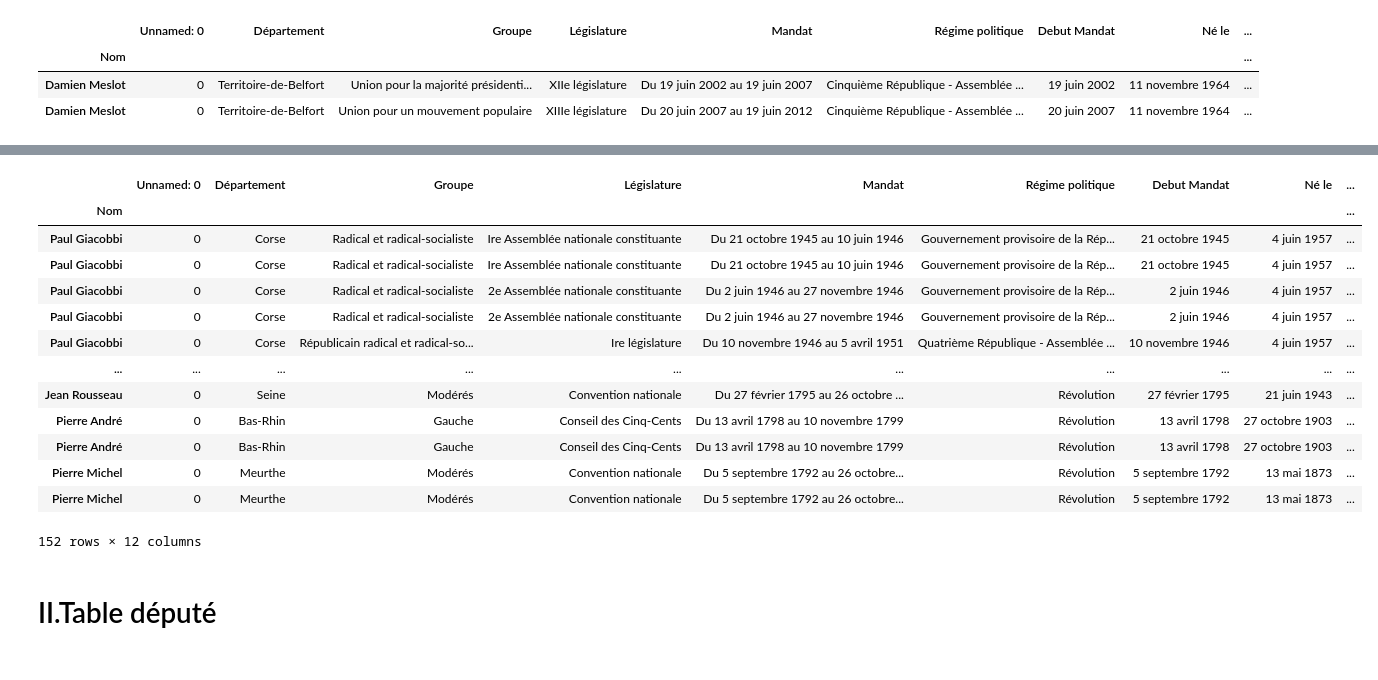
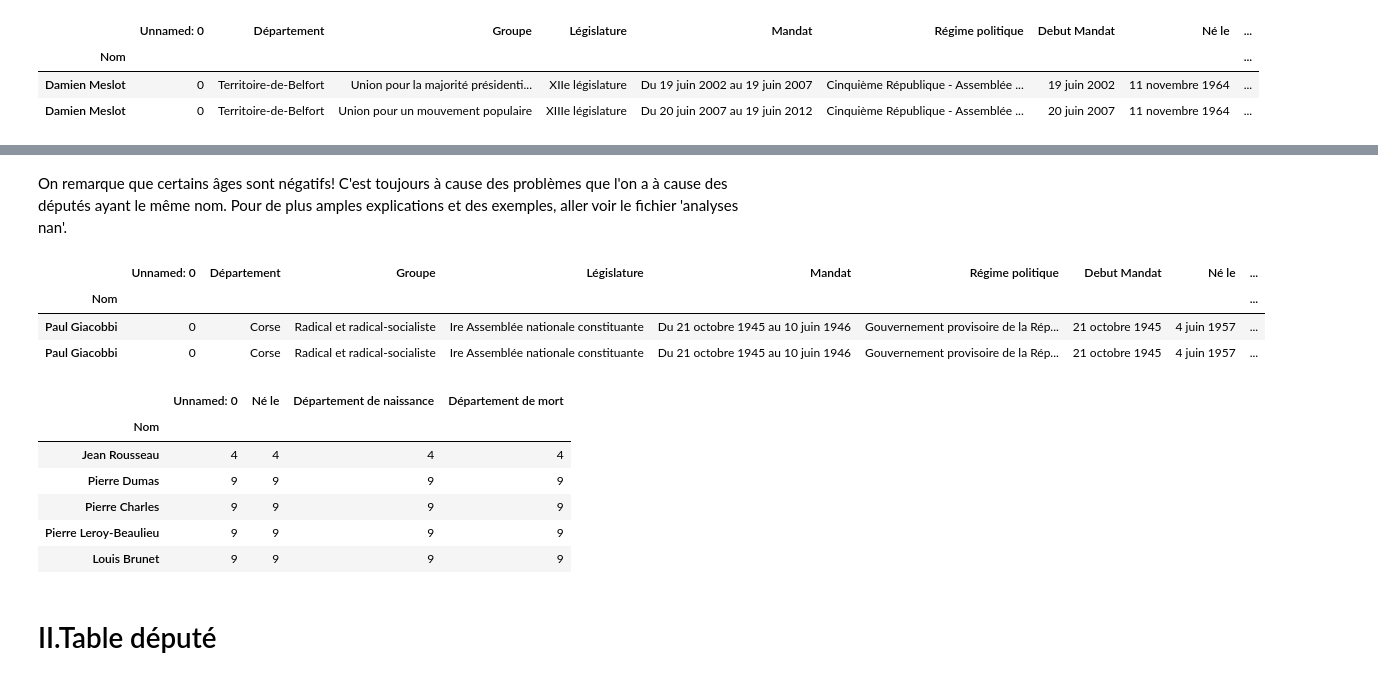
Before and after one commit to dusylvain/Projet-Python-deputes, a Jupyter notebook: prep_donnee.ipynb, the cells around one changed output, grey strips where cells are left out. Saved outputs shown, nothing was run; the diff lists cells and outputs as text; code cells hidden in the pictures.

```diff
--- a/prep_donnee.ipynb
+++ b/prep_donnee.ipynb
@@ -106,20 +84,22 @@ age_dep.head(2)
+# %% [markdown]
+On remarque que certains âges sont négatifs! C'est toujours à cause des problèmes que l'on a à cause des députés ayant le même nom. Pour de plus amples explications et des exemples, aller voir le fichier 'analyses nan'.
 # %%
-age_dep[age_dep["age en année"]<0]
+age_dep[age_dep["age en année"]<0].head(2)
 # %% [output]
 |  | Unnamed: 0 | Département | Groupe | Législature | Mandat | Régime politique | Debut Mandat | Né le | ... |
 | Nom |  |  |  |  |  |  |  |  | ... |
 | Paul Giacobbi | 0 | Corse | Radical et radical-socialiste | Ire Assemblée nationale constituante | Du 21 octobre 1945 au 10 juin 1946 | Gouvernement provisoire de la Rép... | 21 octobre 1945 | 4 juin 1957 | ... |
 | Paul Giacobbi | 0 | Corse | Radical et radical-socialiste | Ire Assemblée nationale constituante | Du 21 octobre 1945 au 10 juin 1946 | Gouvernement provisoire de la Rép... | 21 octobre 1945 | 4 juin 1957 | ... |
-| Paul Giacobbi | 0 | Corse | Radical et radical-socialiste | 2e Assemblée nationale constituante | Du 2 juin 1946 au 27 novembre 1946 | Gouvernement provisoire de la Rép... | 2 juin 1946 | 4 juin 1957 | ... |
-| Paul Giacobbi | 0 | Corse | Radical et radical-socialiste | 2e Assemblée nationale constituante | Du 2 juin 1946 au 27 novembre 1946 | Gouvernement provisoire de la Rép... | 2 juin 1946 | 4 juin 1957 | ... |
-| Paul Giacobbi | 0 | Corse | Républicain radical et radical-so... | Ire législature | Du 10 novembre 1946 au 5 avril 1951 | Quatrième République - Assemblée ... | 10 novembre 1946 | 4 juin 1957 | ... |
-| ... | ... | ... | ... | ... | ... | ... | ... | ... | ... |
-| Jean Rousseau | 0 | Seine | Modérés | Convention nationale | Du 27 février 1795 au 26 octobre ... | Révolution | 27 février 1795 | 21 juin 1943 | ... |
-| Pierre André | 0 | Bas-Rhin | Gauche | Conseil des Cinq-Cents | Du 13 avril 1798 au 10 novembre 1799 | Révolution | 13 avril 1798 | 27 octobre 1903 | ... |
-| Pierre André | 0 | Bas-Rhin | Gauche | Conseil des Cinq-Cents | Du 13 avril 1798 au 10 novembre 1799 | Révolution | 13 avril 1798 | 27 octobre 1903 | ... |
-| Pierre Michel | 0 | Meurthe | Modérés | Convention nationale | Du 5 septembre 1792 au 26 octobre... | Révolution | 5 septembre 1792 | 13 mai 1873 | ... |
-| Pierre Michel | 0 | Meurthe | Modérés | Convention nationale | Du 5 septembre 1792 au 26 octobre... | Révolution | 5 septembre 1792 | 13 mai 1873 | ... |
-152 rows × 12 columns
+# %%
+df_depu.groupby("Nom").count().sort_values(by="Né le").tail(5)
+# %% [output]
+|  | Unnamed: 0 | Né le | Département de naissance | Département de mort |
+| Nom |  |  |  |  |
+| Jean Rousseau | 4 | 4 | 4 | 4 |
+| Pierre Dumas | 9 | 9 | 9 | 9 |
+| Pierre Charles | 9 | 9 | 9 | 9 |
+| Pierre Leroy-Beaulieu | 9 | 9 | 9 | 9 |
+| Louis Brunet | 9 | 9 | 9 | 9 |
 # %% [markdown]
 <h1> II.Table député
 # %% [markdown]
```
Also changed, not shown: parts of 12 cells of this notebook.
